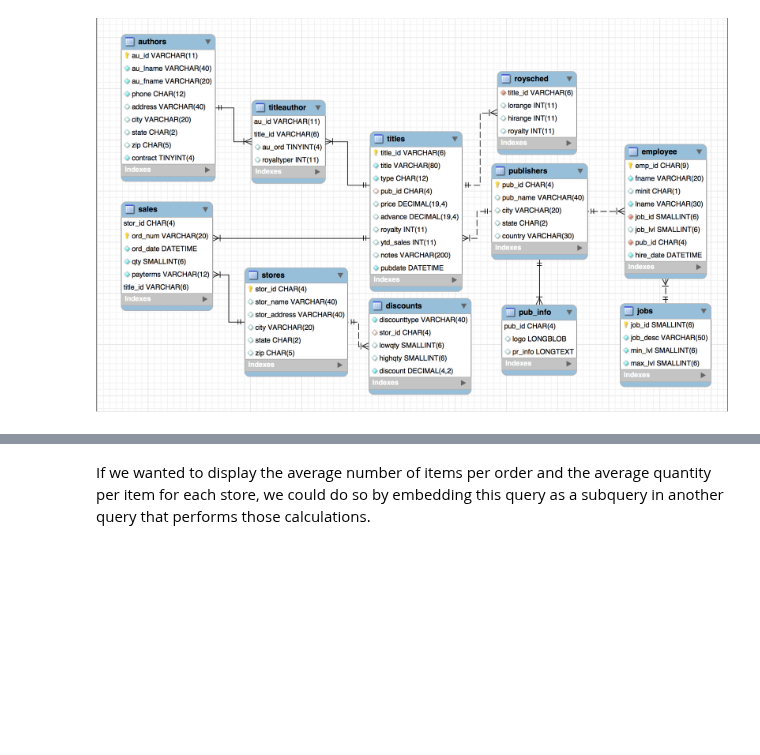
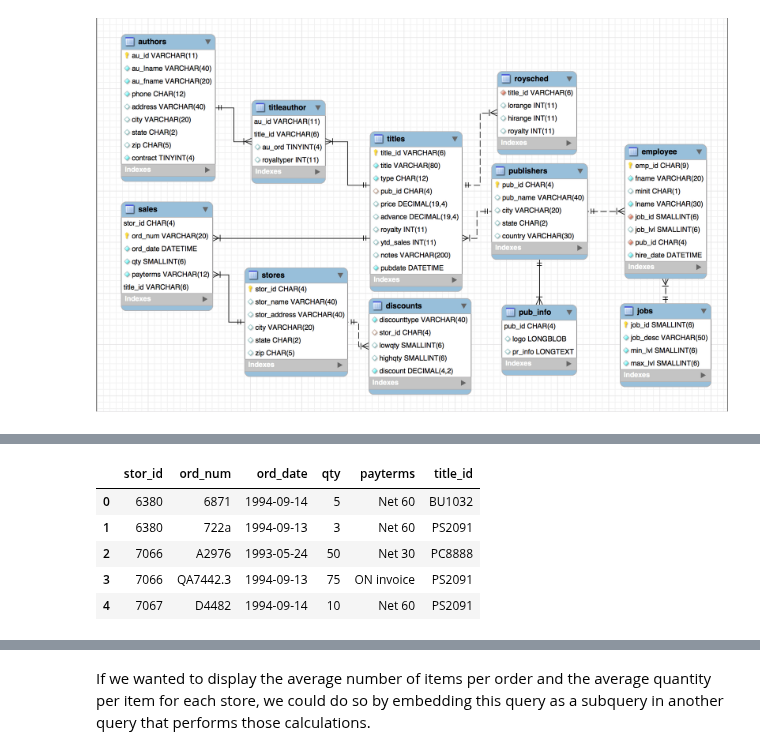
Before and after one commit to Ironhack-data-bcn-oct-2022/lectures, a Jupyter notebook: week-4/01-SQL & SQL through python.ipynb, the cells around one changed output, grey strips where cells are left out. Cells and saved outputs as stored; diff of their text form; code cells hidden in the pictures; blank space fills up the shorter version.

```diff
--- a/week-4/02-SQL & SQL through python.ipynb
+++ b/week-4/01-SQL & SQL through python.ipynb
@@ -285,0 +251,13 @@ LIMIT 5;
+# %%
+pd.read_sql_query(
+"""
+SELECT * FROM sales
+""",engine
+).head()
+# %% [output]
+|  | stor_id | ord_num | ord_date | qty | payterms | title_id |
+| 0 | 6380 | 6871 | 1994-09-14 | 5 | Net 60 | BU1032 |
+| 1 | 6380 | 722a | 1994-09-13 | 3 | Net 60 | PS2091 |
+| 2 | 7066 | A2976 | 1993-05-24 | 50 | Net 30 | PC8888 |
+| 3 | 7066 | QA7442.3 | 1994-09-13 | 75 | ON invoice | PS2091 |
+| 4 | 7067 | D4482 | 1994-09-14 | 10 | Net 60 | PS2091 |
```
Also changed, not shown: parts of 66 cells of this notebook, 3 other files.
